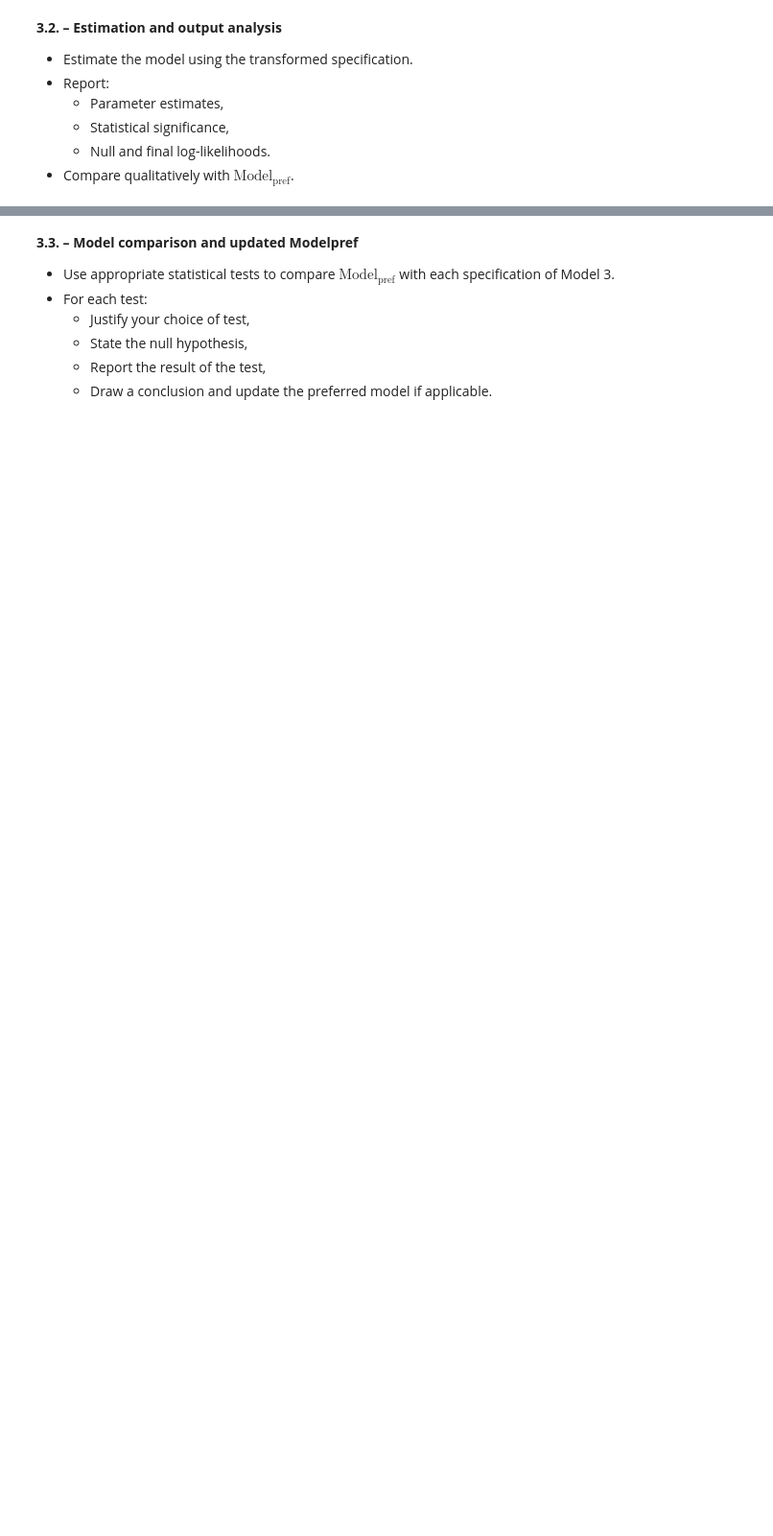
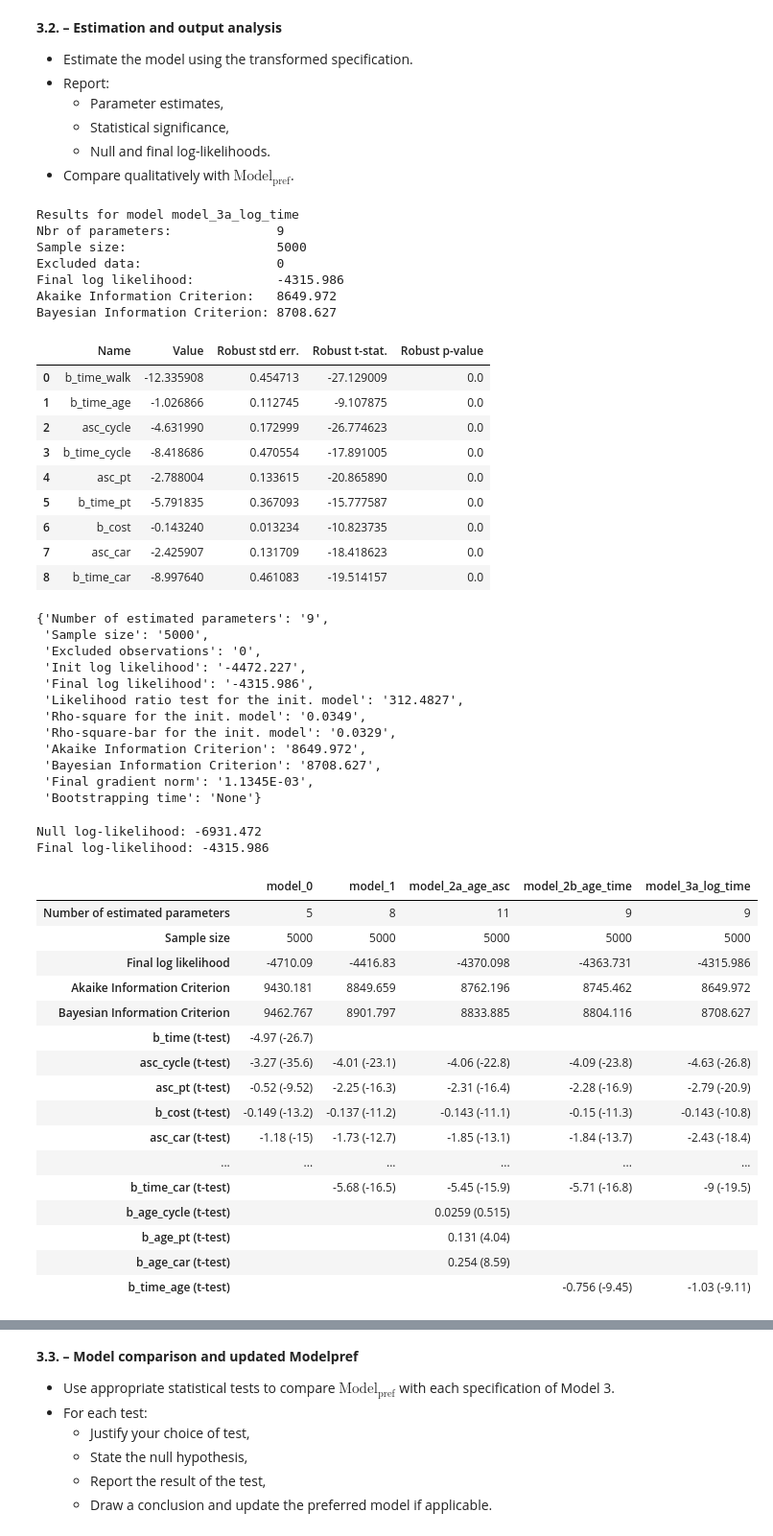
Before and after one commit to PabloSarro/london-mode-choice, a Jupyter notebook: src/assignment.ipynb, the cells around one changed output, grey strips where cells are left out. Shown at 96% size. Cells and saved outputs as stored; diff of their text form; code cells hidden in the pictures; blank space fills up the shorter version.

Commit message:
Model 3 - Logarithmic time transformation

```diff
--- a/src/assignment.ipynb
+++ b/src/assignment.ipynb
@@ -633,4 +667,81 @@ Using $\text{Model}_\text{pref}$ as the base model, include an appropriate non-l
   - Statistical significance,
   - Null and final log-likelihoods.
 - Compare qualitatively with $\text{Model}_\text{pref}$.
+# %%
+
+# Estimate Model 3a.
+results_3a = estimate_logit(V_3a, 'model_3a_log_time')
+
+# Display estimation summary.
+print(results_3a.short_summary())
+
+# Display estimated parameters and statistical significance.
+display(
+    get_pandas_estimated_parameters(
+        estimation_results=results_3a
+    )['Estimated parameters']
+)
+
+# Display general statistics.
+display(results_3a.get_general_statistics())
+
+# Display null and final log-likelihoods.
+print(f'Null log-likelihood: {L0:.3f}')
+print(f'Final log-likelihood: {results_3a.final_loglikelihood:.3f}')
+
+# Store Model 3a.
+all_results['model_3a_log_time'] = results_3a
+
+# Compare all estimated models.
+comparison_table, _ = compile_estimation_results(all_results)
+display(comparison_table)
+# %% [output]
+Results for model model_3a_log_time
+Nbr of parameters:              9
+Sample size:                    5000
+Excluded data:                  0
+Final log likelihood:           -4315.986
+Akaike Information Criterion:   8649.972
+Bayesian Information Criterion: 8708.627
+|  | Name | Value | Robust std err. | Robust t-stat. | Robust p-value |
+| 0 | b_time_walk | -12.335908 | 0.454713 | -27.129009 | 0.0 |
+| 1 | b_time_age | -1.026866 | 0.112745 | -9.107875 | 0.0 |
+| 2 | asc_cycle | -4.631990 | 0.172999 | -26.774623 | 0.0 |
+| 3 | b_time_cycle | -8.418686 | 0.470554 | -17.891005 | 0.0 |
+| 4 | asc_pt | -2.788004 | 0.133615 | -20.865890 | 0.0 |
+| 5 | b_time_pt | -5.791835 | 0.367093 | -15.777587 | 0.0 |
+| 6 | b_cost | -0.143240 | 0.013234 | -10.823735 | 0.0 |
+| 7 | asc_car | -2.425907 | 0.131709 | -18.418623 | 0.0 |
+| 8 | b_time_car | -8.997640 | 0.461083 | -19.514157 | 0.0 |
+{'Number of estimated parameters': '9',
+ 'Sample size': '5000',
+ 'Excluded observations': '0',
+ 'Init log likelihood': '-4472.227',
+ 'Final log likelihood': '-4315.986',
+ 'Likelihood ratio test for the init. model': '312.4827',
+ 'Rho-square for the init. model': '0.0349',
+ 'Rho-square-bar for the init. model': '0.0329',
+ 'Akaike Information Criterion': '8649.972',
+ 'Bayesian Information Criterion': '8708.627',
+ 'Final gradient norm': '1.1345E-03',
+ 'Bootstrapping time': 'None'}
+Null log-likelihood: -6931.472
+Final log-likelihood: -4315.986
+|  | model_0 | model_1 | model_2a_age_asc | model_2b_age_time | model_3a_log_time |
+| Number of estimated parameters | 5 | 8 | 11 | 9 | 9 |
+| Sample size | 5000 | 5000 | 5000 | 5000 | 5000 |
+| Final log likelihood | -4710.09 | -4416.83 | -4370.098 | -4363.731 | -4315.986 |
+| Akaike Information Criterion | 9430.181 | 8849.659 | 8762.196 | 8745.462 | 8649.972 |
+| Bayesian Information Criterion | 9462.767 | 8901.797 | 8833.885 | 8804.116 | 8708.627 |
+| b_time (t-test) | -4.97 (-26.7) |  |  |  |  |
+| asc_cycle (t-test) | -3.27 (-35.6) | -4.01 (-23.1) | -4.06 (-22.8) | -4.09 (-23.8) | -4.63 (-26.8) |
+| asc_pt (t-test) | -0.52 (-9.52) | -2.25 (-16.3) | -2.31 (-16.4) | -2.28 (-16.9) | -2.79 (-20.9) |
+| b_cost (t-test) | -0.149 (-13.2) | -0.137 (-11.2) | -0.143 (-11.1) | -0.15 (-11.3) | -0.143 (-10.8) |
+| asc_car (t-test) | -1.18 (-15) | -1.73 (-12.7) | -1.85 (-13.1) | -1.84 (-13.7) | -2.43 (-18.4) |
+| ... | ... | ... | ... | ... | ... |
+| b_time_car (t-test) |  | -5.68 (-16.5) | -5.45 (-15.9) | -5.71 (-16.8) | -9 (-19.5) |
+| b_age_cycle (t-test) |  |  | 0.0259 (0.515) |  |  |
+| b_age_pt (t-test) |  |  | 0.131 (4.04) |  |  |
+| b_age_car (t-test) |  |  | 0.254 (8.59) |  |  |
+| b_time_age (t-test) |  |  |  | -0.756 (-9.45) | -1.03 (-9.11) |
 # %%
```
Also changed, not shown: parts of 10 cells of this notebook.
